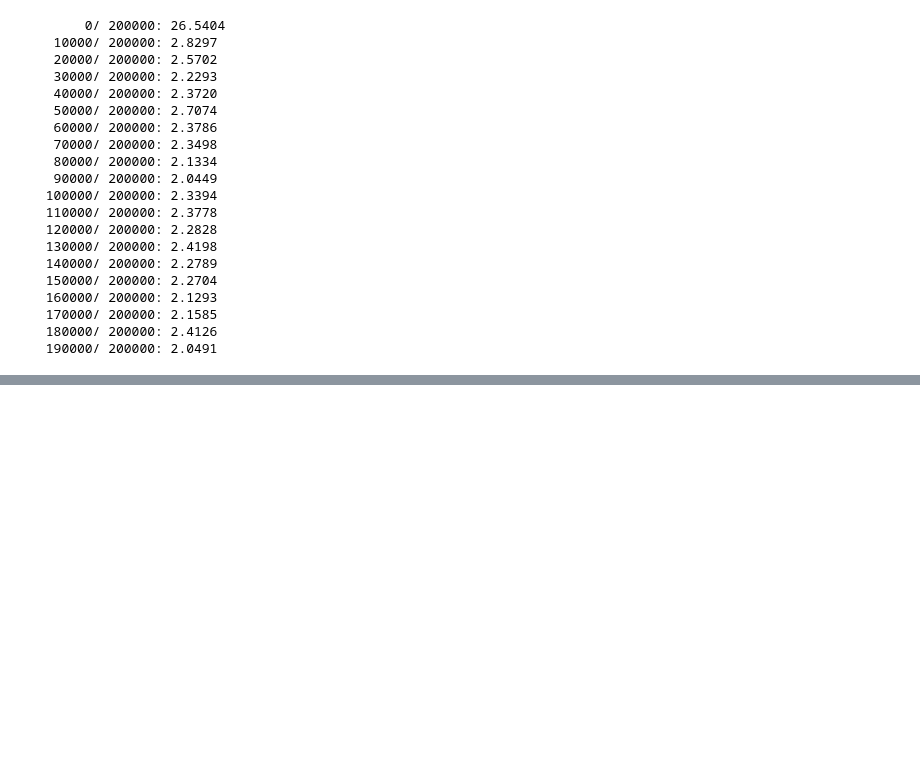
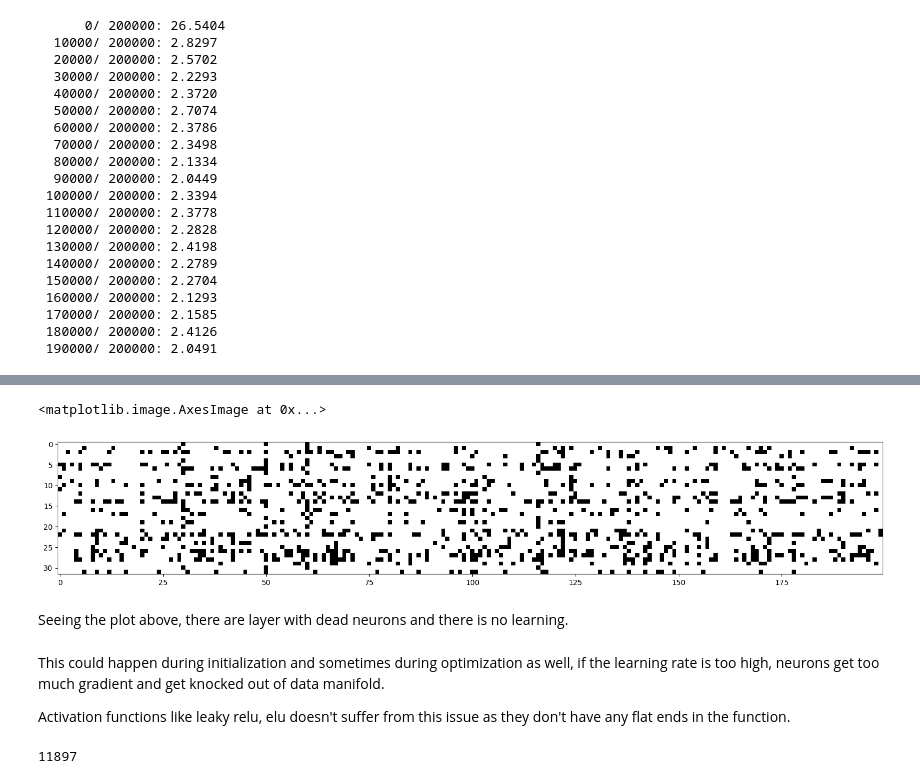
Before and after one commit to BharatRamJ/DeepLearningPractice, a Jupyter notebook: DeepLearning_Practice/MLP.ipynb, the cells around one changed output, grey strips where cells are left out. Saved outputs shown, nothing was run; the diff lists cells and outputs as text; code cells hidden in the pictures; blank space fills up the shorter version.

```diff
--- a/DeepLearning_Practice/MLP.ipynb
+++ b/DeepLearning_Practice/MLP.ipynb
@@ -306,0 +348,26 @@ for i in range(max_steps):
+# %%
+plt.figure(figsize=(20, 10))
+plt.imshow(h.abs() > 0.9, cmap='gray', interpolation='nearest')
+# %% [output]
+<matplotlib.image.AxesImage at 0x...>
+[figure, added]
+# %% [markdown]
+Seeing the plot above, there are layer with dead neurons and there is no learning.
+# %% [markdown]
+This could happen during initialization and sometimes during optimization as well, if the learning rate is too high, neurons get too much gradient and get knocked out of data manifold.
+
+Activation functions like leaky relu, elu doesn't suffer from this issue as they don't have any flat ends in the function.
+# %%
+g = torch.Generator().manual_seed(2147483647) # for reproducibility
+C  = torch.randn((vocab_size, n_embd),            generator=g)
+W1 = torch.randn((n_embd * block_size, n_hidden), generator=g) * 0.1
+b1 = torch.randn(n_hidden,                        generator=g) * 0.01
+W2 = torch.randn((n_hidden, vocab_size),          generator=g) * 0.01
+b2 = torch.randn(vocab_size,                      generator=g) * 0
+
+parameters = [C, W1, b1, W2, b2]
+print(sum(p.nelement() for p in parameters))
+for p in parameters:
+  p.requires_grad = True
+# %% [output]
+11897
```
Also changed, not shown: parts of 30 cells of this notebook.
